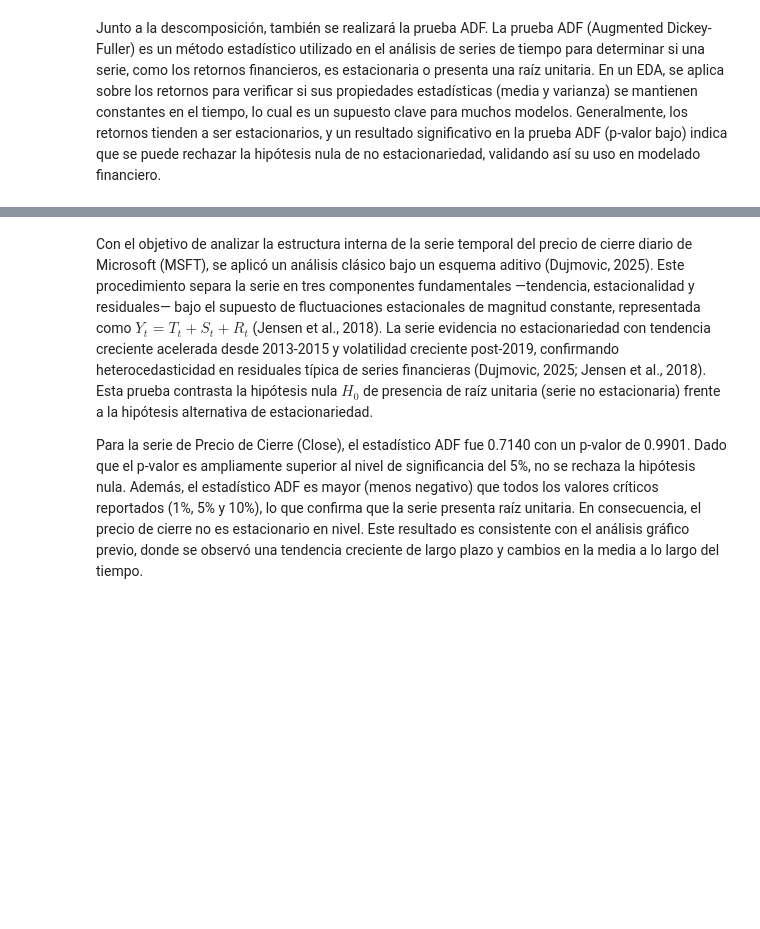
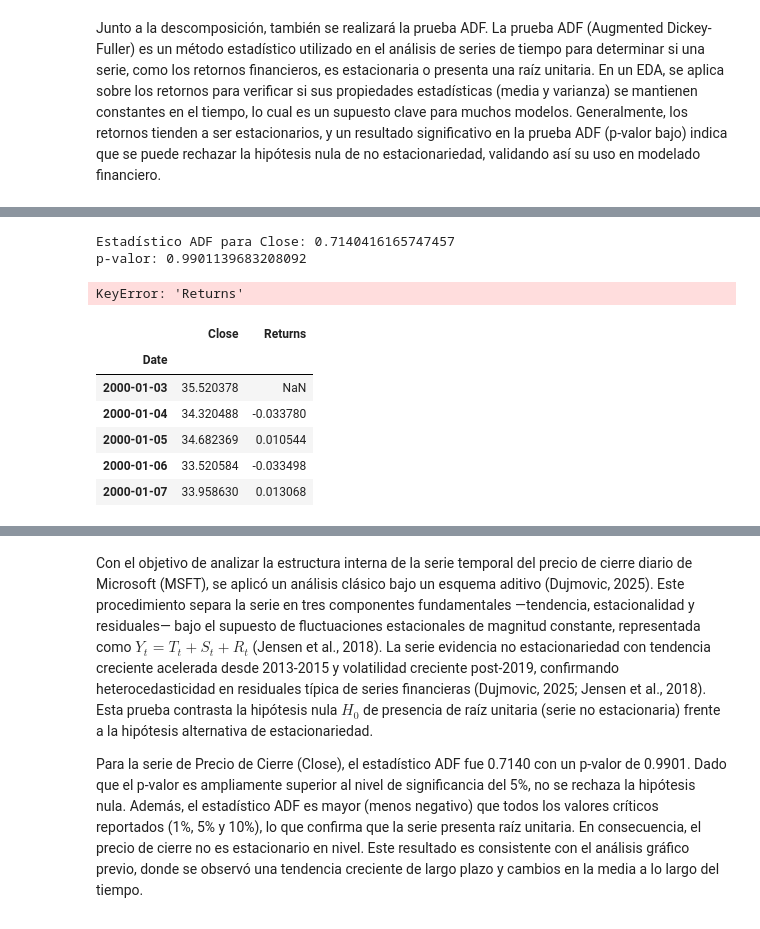
Before and after one commit to romeromendozacarlosisaac-pixel/EDA-dataviz-py, a Jupyter notebook: Analisis_MSFT.ipynb, the cells around one changed output, grey strips where cells are left out. Cells and saved outputs as stored; diff of their text form; code cells hidden in the pictures; blank space fills up the shorter version.

```diff
--- a/Analisis_MSFT.ipynb
+++ b/Analisis_MSFT.ipynb
@@ -499,3 +565,38 @@ plt.show()
+# %%
+import pandas as pd
+from statsmodels.tsa.stattools import adfuller
+
+#Aplicar prueba ADF para Close
+adf_result1 = adfuller(close_series['Close'])
+
+print("Estadístico ADF para Close:", adf_result1[0])
+print("p-valor:", adf_result1[1])
+
+print('')
+
+returns = close_series['Returns'].dropna()
+#Aplicar prueba ADF para retornos
+adf_result2 = adfuller(returns)
+
+print("Estadístico ADF para Retornos:", adf_result2[0])
+print("p-valor:", adf_result2[1])
+# %% [output]
+Estadístico ADF para Close: 0.7140416165747457
+p-valor: 0.9901139683208092
+KeyError: 'Returns'
+# %%
+#Calcular returns si no existen
+close_series['Returns'] = close_series['Close'].pct_change()
+
+close_series.head()
+# %% [output]
+|  | Close | Returns |
+| Date |  |  |
+| 2000-01-03 | 35.520378 | NaN |
+| 2000-01-04 | 34.320488 | -0.033780 |
+| 2000-01-05 | 34.682369 | 0.010544 |
+| 2000-01-06 | 33.520584 | -0.033498 |
+| 2000-01-07 | 33.958630 | 0.013068 |
 # %%
 import pandas as pd
 from statsmodels.tsa.stattools import adfuller
```
Also changed, not shown: parts of 15 cells of this notebook.
